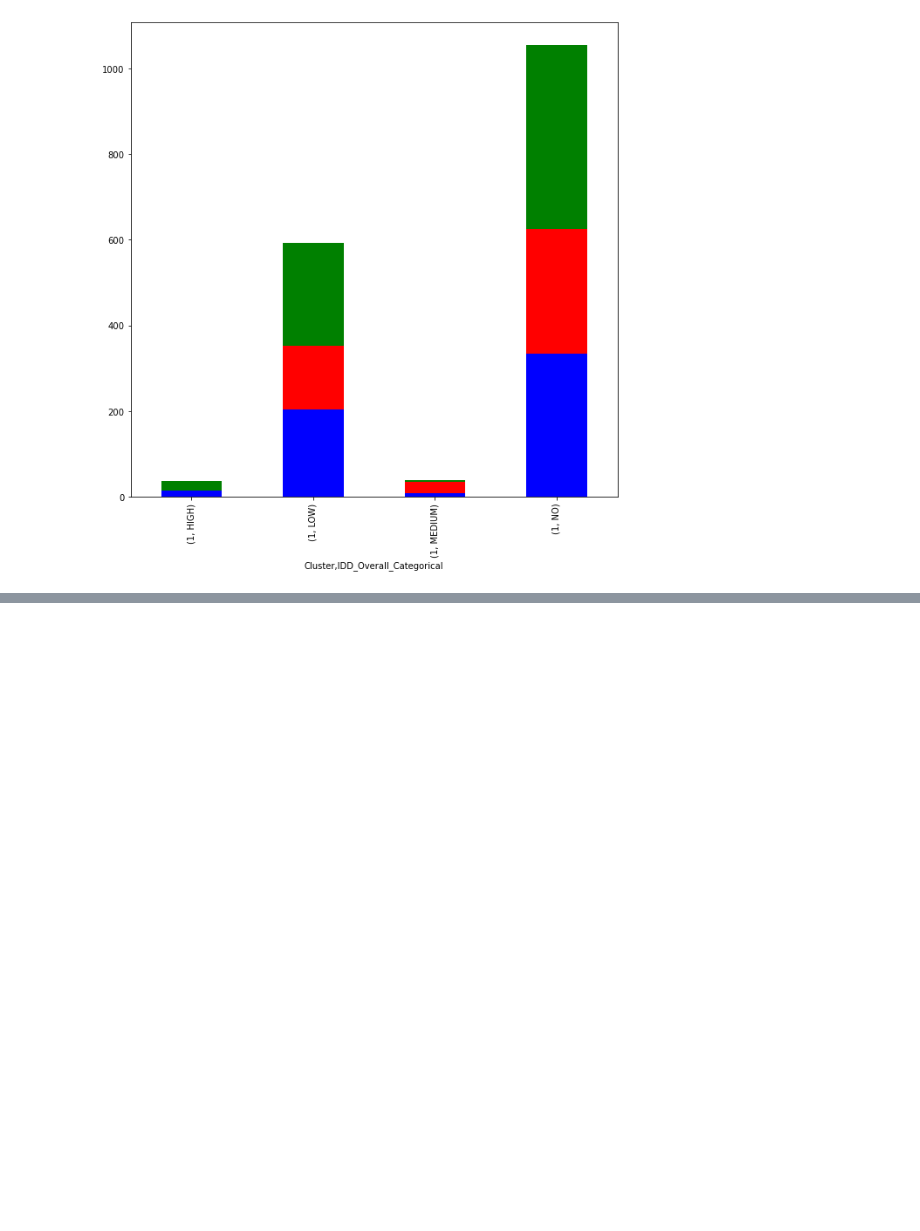
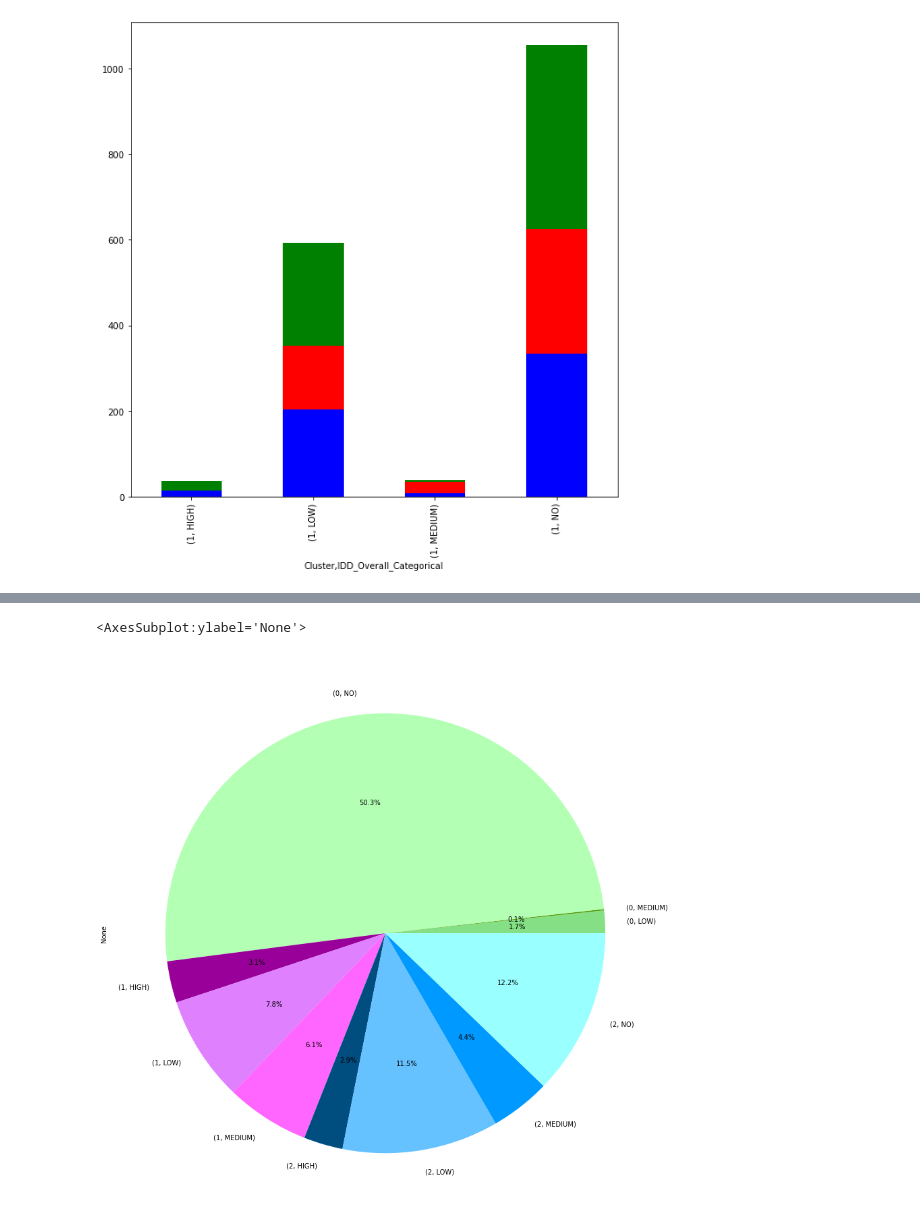
Before and after one commit to cmadusankahw/leve-4-research-hybrid-recommender-for-fixed-line-telco, a Jupyter notebook: Cluster Analysis.ipynb, the cells around one changed output, grey strips where cells are left out. Drawn from its saved outputs; the diff is of its cells as text; code cells hidden in the pictures; blank space fills up the shorter version.

Commit message:
extended cluster analysis

```diff
--- a/Cluster Analysis.ipynb
+++ b/Cluster Analysis.ipynb
@@ -1076,0 +1100,3 @@ idd_usage[4:8].plot(stacked=True, kind="bar",ax=ax, figsize=(10,10), color="blue
+# %%
+bb_usage = user_profile[["Cluster","BB_Categorical"]].value_counts().sort_index()
+bb_usage
@@ -1076,0 +1116,5 @@ idd_usage[4:8].plot(stacked=True, kind="bar",ax=ax, figsize=(10,10), color="blue
+# %%
+bb_usage.plot(kind='pie', figsize=(15,15), autopct='%1.1f%%',colors=["#85e085","#4d9900","#b3ffb3","#990099","#df80ff","#ff66ff","#004d80","#66c2ff","#0099ff","#99ffff"])
+# %% [output]
+<AxesSubplot:ylabel='None'>
+[figure, added]
```
Also changed, not shown: parts of 34 cells of this notebook, 1 other file.
